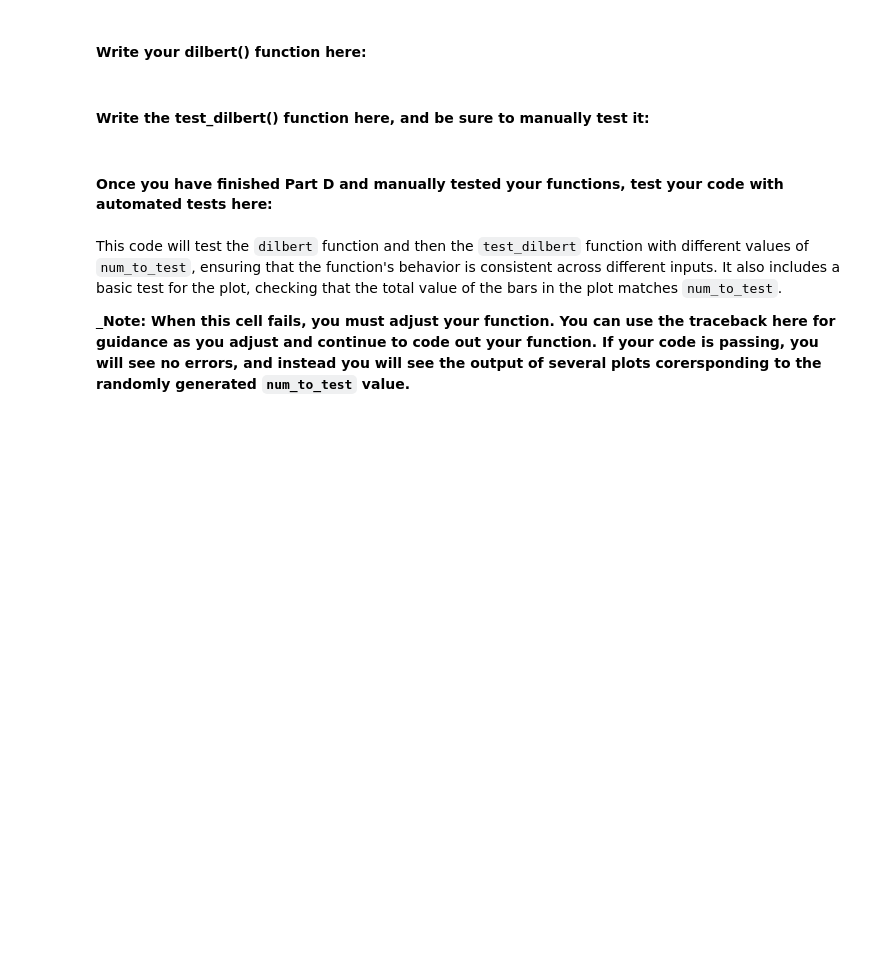
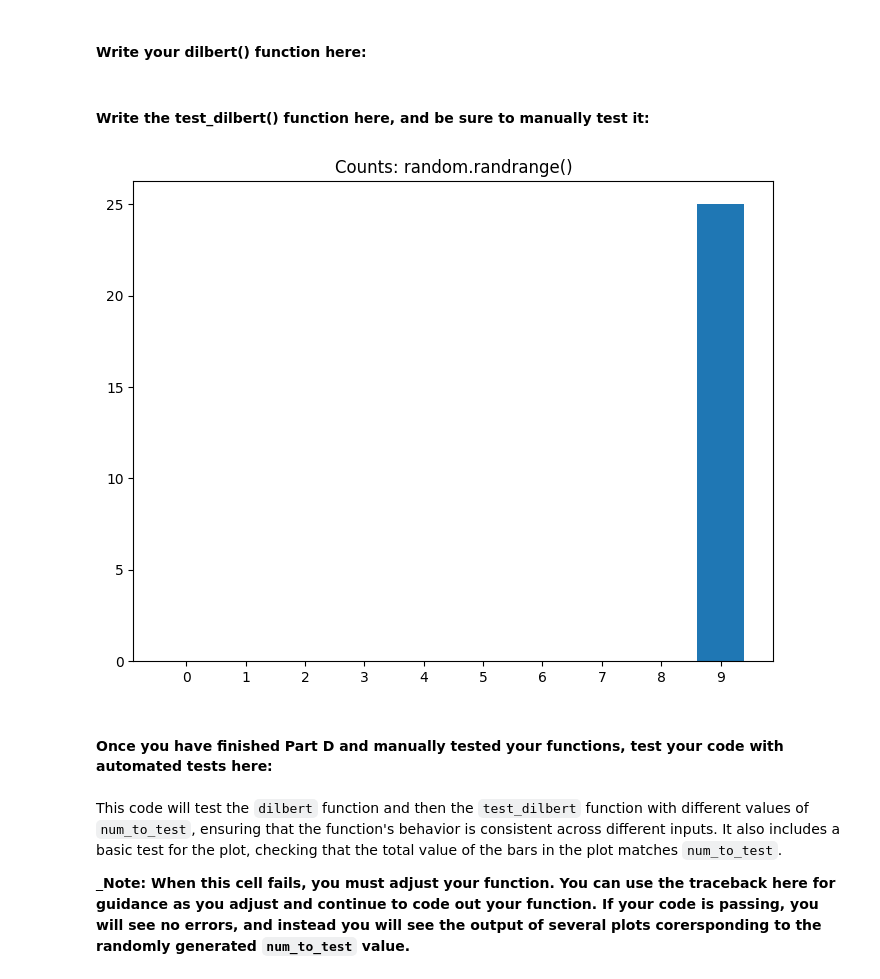
Before and after one commit to drossano/csci-617-random-number-tester, a Jupyter notebook: Project1.ipynb, the cells around one changed output. Saved outputs shown, nothing was run; the diff lists cells and outputs as text; code cells hidden in the pictures; blank space fills up the shorter version.

```diff
--- a/Project1.ipynb
+++ b/Project1.ipynb
@@ -548,34 +548,36 @@ def test_dilbert(num_to_test):
         elif rand_result == 6:
             num_6s += 1
         elif rand_result == 7:
             num_7s += 1
         elif rand_result == 8:
             num_8s += 1
         elif rand_result == 9:
             num_9s += 1
     print(f'Digit{"Number of times generated":>30}')
     print(f"{0:>5}{num_0s:>30}")
     print(f"{1:>5}{num_1s:>30}")
     print(f"{2:>5}{num_2s:>30}")
     print(f"{3:>5}{num_3s:>30}")
     print(f"{4:>5}{num_4s:>30}")
     print(f"{5:>5}{num_5s:>30}")
     print(f"{6:>5}{num_6s:>30}")
     print(f"{7:>5}{num_7s:>30}")
     print(f"{8:>5}{num_8s:>30}")
     print(f"{9:>5}{num_9s:>30}")
     figure = plot.figure() # start with a blank figure
     axes = figure.add_axes([0,0,1,1])
     labels = ['0','1','2','3','4','5','6','7','8','9']
     values = [num_0s,num_1s,num_2s,num_3s,num_4s,num_5s,num_6s,num_7s,num_8s,num_9s]
     axes.bar(labels,values)
     axes.set_title('Counts: random.randrange()')
     plot.show()
-    raise NotImplementedError()
+
 
 
 # Call your function here to test it.  Does it work correctly?
 test_dilbert(25)
+# %% [output]
+[figure, added]
 # %% [markdown]
 #### Once you have finished Part D and manually tested your functions, test your code with automated tests here:
 # %% [markdown]
```
Also changed, not shown: parts of 3 cells of this notebook.
